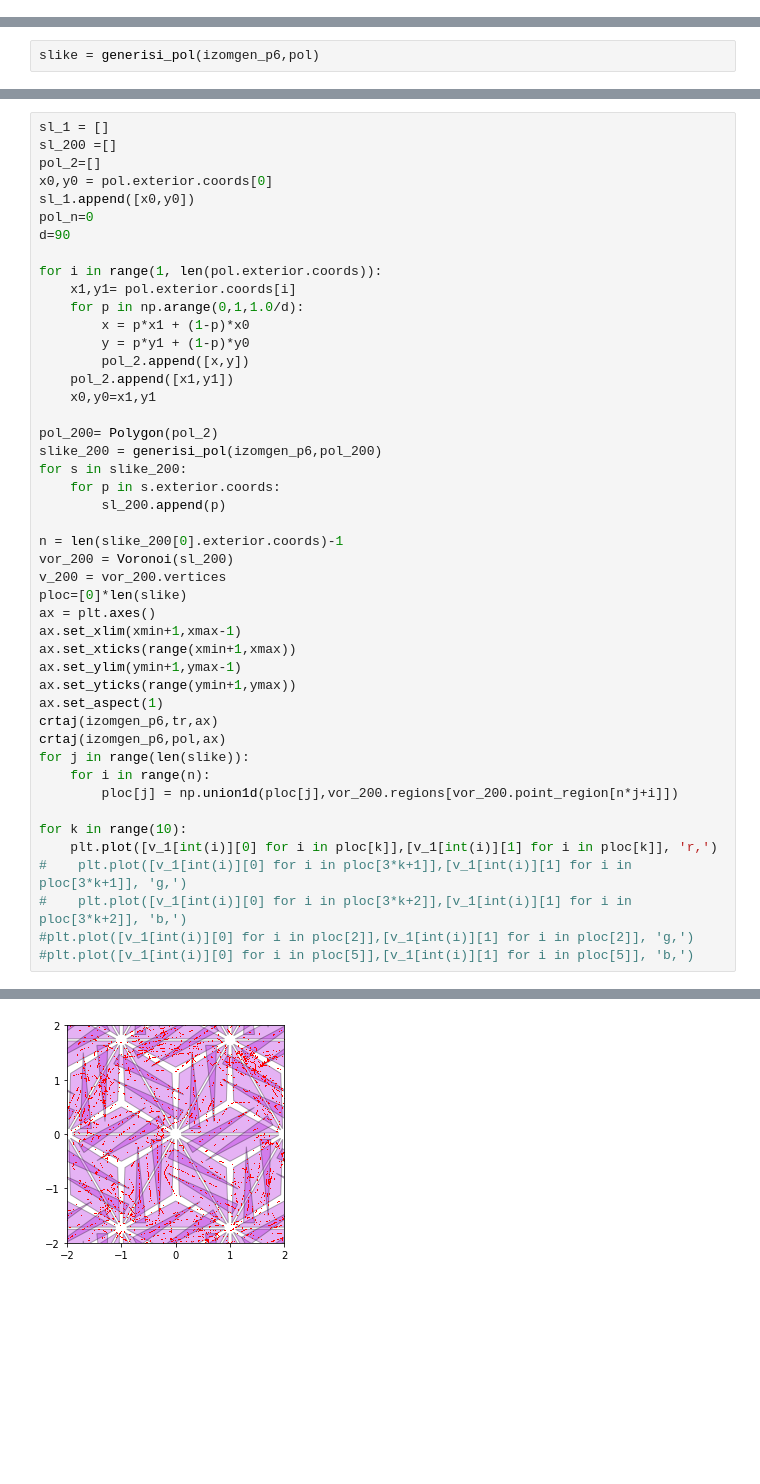
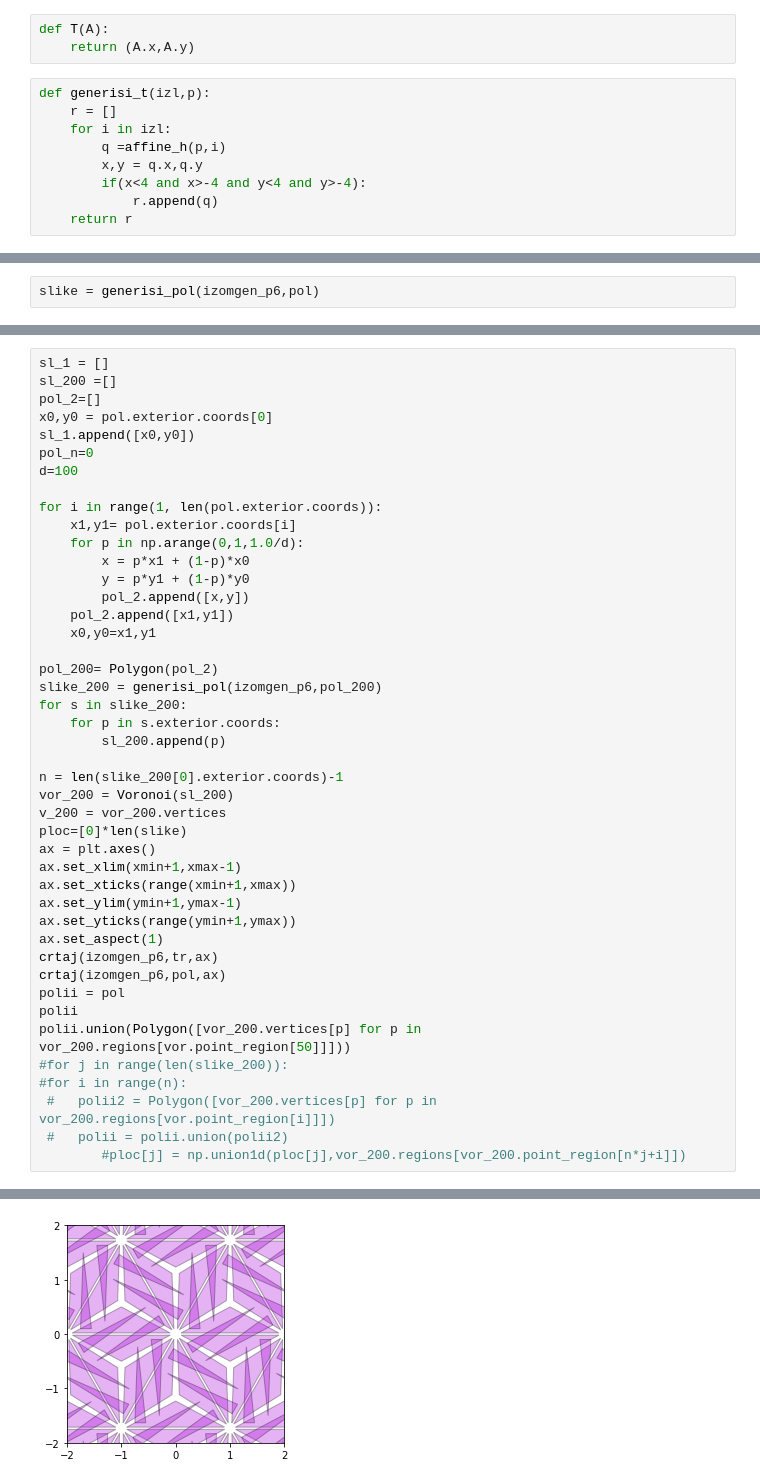
Before and after one commit to marinavas/poplocavanje, a Jupyter notebook: diagram.ipynb, the cells around one changed output, grey strips where cells are left out. Drawn from its saved outputs; the diff is of its cells as text; blank space fills up the shorter version.

```diff
--- a/diagram.ipynb
+++ b/diagram.ipynb
@@ -14,6 +14,18 @@ def generisi_pol(izl,p):
         if(x<4 and x>-4 and y<4 and y>-4):
             r.append(q)
     return r
+# %%
+def T(A):
+    return (A.x,A.y)
+# %%
+def generisi_t(izl,p):
+    r = []
+    for i in izl:
+        q =affine_h(p,i)
+        x,y = q.x,q.y
+        if(x<4 and x>-4 and y<4 and y>-4):
+            r.append(q)
+    return r
 # %%
 #pol = Polygon([(0.25,0.1),(0.45, 0.1), (0.45,1), (0.25,1)])
 pol = Polygon([(0.25,0.1),(0.45, 0.1), (0.3,1.5)])
@@ -70,7 +182,7 @@ pol_2=[]
 x0,y0 = pol.exterior.coords[0]
 sl_1.append([x0,y0])
 pol_n=0
-d=90
+d=100
 
 for i in range(1, len(pol.exterior.coords)):
     x1,y1= pol.exterior.coords[i]
@@ -99,14 +211,12 @@ ax.set_yticks(range(ymin+1,ymax))
 ax.set_aspect(1)
 crtaj(izomgen_p6,tr,ax)
 crtaj(izomgen_p6,pol,ax)
-for j in range(len(slike)):
-    for i in range(n):
-        ploc[j] = np.union1d(ploc[j],vor_200.regions[vor_200.point_region[n*j+i]])
-
-for k in range(10):
-    plt.plot([v_1[int(i)][0] for i in ploc[k]],[v_1[int(i)][1] for i in ploc[k]], 'r,')
-#    plt.plot([v_1[int(i)][0] for i in ploc[3*k+1]],[v_1[int(i)][1] for i in ploc[3*k+1]], 'g,')
-#    plt.plot([v_1[int(i)][0] for i in ploc[3*k+2]],[v_1[int(i)][1] for i in ploc[3*k+2]], 'b,')
-#plt.plot([v_1[int(i)][0] for i in ploc[2]],[v_1[int(i)][1] for i in ploc[2]], 'g,')
-#plt.plot([v_1[int(i)][0] for i in ploc[5]],[v_1[int(i)][1] for i in ploc[5]], 'b,')
+polii = pol
+polii
+polii.union(Polygon([vor_200.vertices[p] for p in vor_200.regions[vor.point_region[50]]]))
+#for j in range(len(slike_200)):
+#for i in range(n):
+ #   polii2 = Polygon([vor_200.vertices[p] for p in vor_200.regions[vor.point_region[i]]])
+ #   polii = polii.union(polii2)
+        #ploc[j] = np.union1d(ploc[j],vor_200.regions[vor_200.point_region[n*j+i]])
 # %% [output]
@@ -113 +224 @@ for k in range(10):
-[figure, old version]
+[figure, new version]
```
Also changed, not shown: parts of 6 cells of this notebook.
